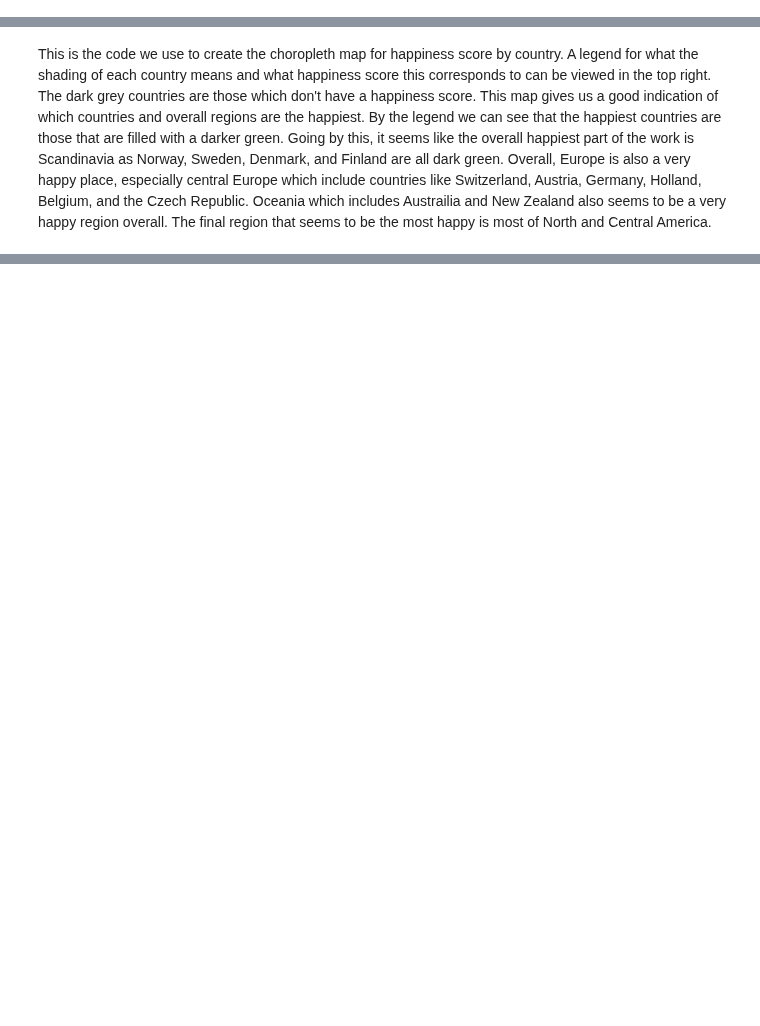
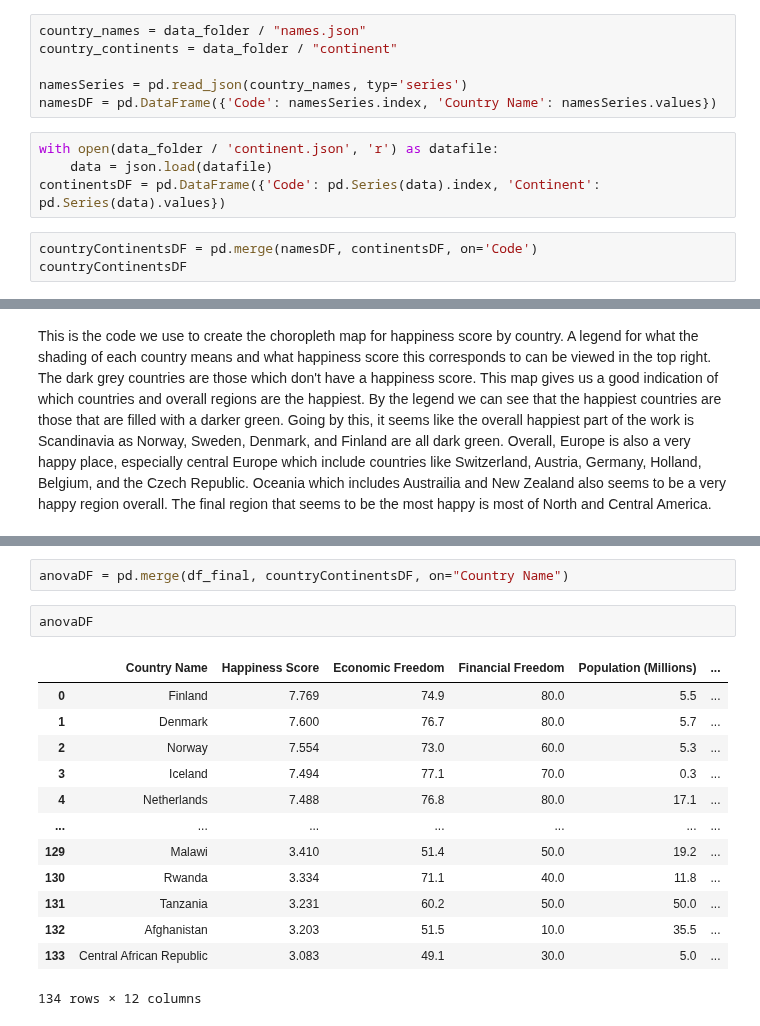
Before and after one commit to wjduq/Economic-Analysis, a Jupyter notebook: Project.ipynb, the cells around one changed output, grey strips where cells are left out. Drawn from its saved outputs; the diff is of its cells as text; blank space fills up the shorter version.

Commit message:
ANOVA

```diff
--- a/Project.ipynb
+++ b/Project.ipynb
@@ -59,3 +62,16 @@ for rowlabel, rowseries in GDPDF2.iterrows():
         GDPDF2.loc[rowlabel, "GDP (Billions)"] = gdpClean
     elif gdpMag == "Mn":
         GDPDF2.loc[rowlabel, "GDP (Billions)"] = gdpClean/1000
+# %%
+country_names = data_folder / "names.json"
+country_continents = data_folder / "continent"
+
+namesSeries = pd.read_json(country_names, typ='series')
+namesDF = pd.DataFrame({'Code': namesSeries.index, 'Country Name': namesSeries.values})
+# %%
+with open(data_folder / 'continent.json', 'r') as datafile:
+    data = json.load(datafile)
+continentsDF = pd.DataFrame({'Code': pd.Series(data).index, 'Continent': pd.Series(data).values})
+# %%
+countryContinentsDF = pd.merge(namesDF, continentsDF, on='Code')
+countryContinentsDF
@@ -476,0 +540,18 @@ This is the code we use to create the choropleth map for happiness score by coun
+# %%
+anovaDF = pd.merge(df_final, countryContinentsDF, on="Country Name")
+# %%
+anovaDF
+# %% [output]
+|  | Country Name | Happiness Score | Economic Freedom | Financial Freedom | Population (Millions) | ... |
+| 0 | Finland | 7.769 | 74.9 | 80.0 | 5.5 | ... |
+| 1 | Denmark | 7.600 | 76.7 | 80.0 | 5.7 | ... |
+| 2 | Norway | 7.554 | 73.0 | 60.0 | 5.3 | ... |
+| 3 | Iceland | 7.494 | 77.1 | 70.0 | 0.3 | ... |
+| 4 | Netherlands | 7.488 | 76.8 | 80.0 | 17.1 | ... |
+| ... | ... | ... | ... | ... | ... | ... |
+| 129 | Malawi | 3.410 | 51.4 | 50.0 | 19.2 | ... |
+| 130 | Rwanda | 3.334 | 71.1 | 40.0 | 11.8 | ... |
+| 131 | Tanzania | 3.231 | 60.2 | 50.0 | 50.0 | ... |
+| 132 | Afghanistan | 3.203 | 51.5 | 10.0 | 35.5 | ... |
+| 133 | Central African Republic | 3.083 | 49.1 | 30.0 | 5.0 | ... |
+134 rows × 12 columns
```
Also changed, not shown: parts of 23 cells of this notebook.
